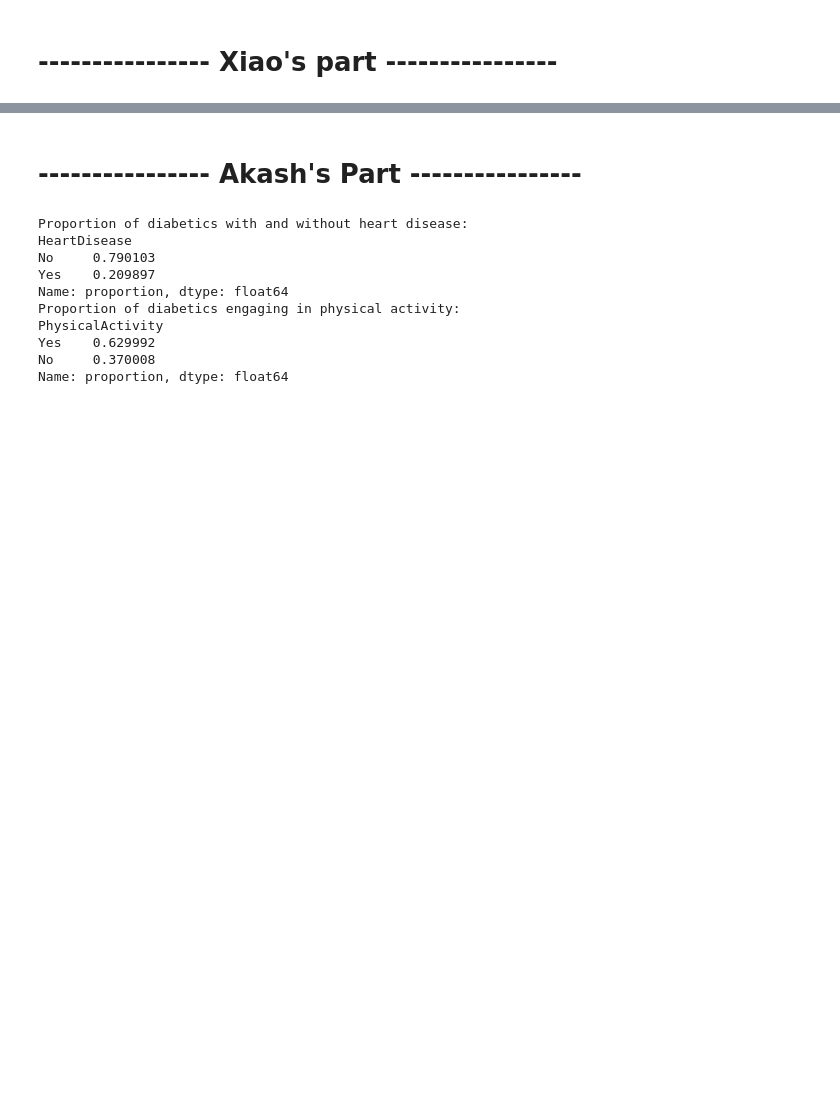
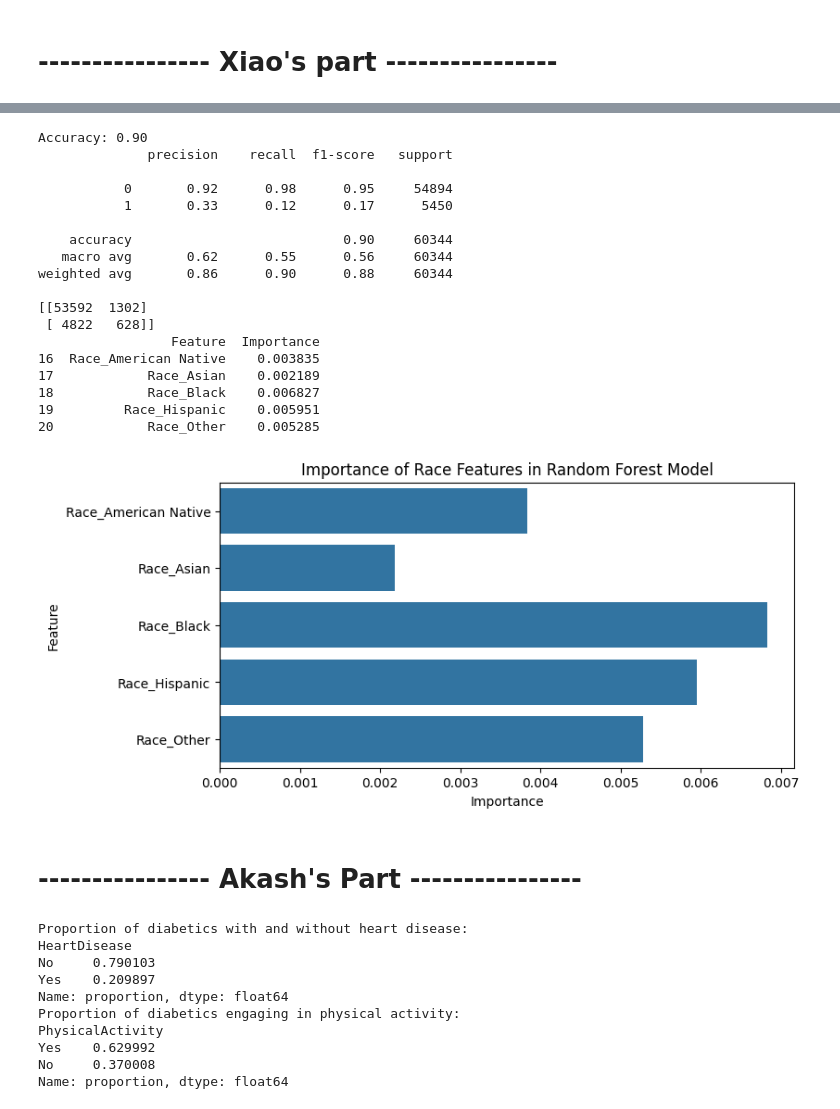
Before and after one commit to XiaoYangxxxx/ALY6080Group4, a Jupyter notebook: ALY6040 - Group 4 - EDA and Models Code.ipynb, the cells around one changed output, grey strips where cells are left out. Saved outputs shown, nothing was run; the diff lists cells and outputs as text; code cells hidden in the pictures; blank space fills up the shorter version.

Commit message:
Lilita and Xiao's second models

```diff
--- a/ALY6040 - Group 4 - EDA and Models Code.ipynb
+++ b/ALY6040 - Group 4 - EDA and Models Code.ipynb
@@ -565,3 +570,80 @@ Race_White                             -0.967884
+# %%
+# Split data into features and target
+X = df.drop('HeartDisease', axis=1)  # Assuming 'HeartDisease' is the column to predict
+y = df['HeartDisease']
+
+# Split the dataset into training and test sets
+X_train, X_test, y_train, y_test = train_test_split(X, y, test_size=0.2, random_state=42)
+
+from sklearn.ensemble import RandomForestClassifier
+
+# Initialize the Random Forest classifier
+rf = RandomForestClassifier(n_estimators=100, random_state=42)  # You can tune the parameters, e.g., n_estimators
+
+# Train the model
+rf.fit(X_train, y_train)
+
+# Make predictions
+y_pred = rf.predict(X_test)
+
+from sklearn.metrics import accuracy_score, classification_report, confusion_matrix
+
+# Calculate accuracy
+accuracy = accuracy_score(y_test, y_pred)
+print(f'Accuracy: {accuracy:.2f}')
+
+# More detailed report
+print(classification_report(y_test, y_pred))
+
+# Confusion Matrix
+cm = confusion_matrix(y_test, y_pred)
+print(cm)
+
+
+# Get feature importances from the random forest model
+importances = rf.feature_importances_
+feature_names = X_train.columns
+
+# Create a DataFrame for easier handling
+feature_importance_df = pd.DataFrame({
+    'Feature': feature_names,
+    'Importance': importances
+})
+
+# Filter the DataFrame to show only the specific features
+specific_features = feature_importance_df[feature_importance_df['Feature'].isin(['Race_American Native', 'Race_Black', 'Race_Asian',
+                                                                                 'Race_Hispanic', 'Race_Other'])]
+
+# Display the filtered feature importances
+print(specific_features)
+
+# Plotting specific feature importances
+plt.figure(figsize=(8, 4))
+sns.barplot(x='Importance', y='Feature', data=specific_features)
+plt.title('Importance of Race Features in Random Forest Model')
+plt.xlabel('Importance')
+plt.ylabel('Feature')
+plt.show()
+# %% [output]
+Accuracy: 0.90
+              precision    recall  f1-score   support
+
+           0       0.92      0.98      0.95     54894
+           1       0.33      0.12      0.17      5450
+
+    accuracy                           0.90     60344
+   macro avg       0.62      0.55      0.56     60344
+weighted avg       0.86      0.90      0.88     60344
+
+[[53592  1302]
+ [ 4822   628]]
+                 Feature  Importance
+16  Race_American Native    0.003835
+17            Race_Asian    0.002189
+18            Race_Black    0.006827
+19         Race_Hispanic    0.005951
+20            Race_Other    0.005285
+[figure, added]
 # %% [markdown]
 # ---------------- Akash's Part ----------------
 # %%
```
Also changed, not shown: parts of 34 cells of this notebook.
